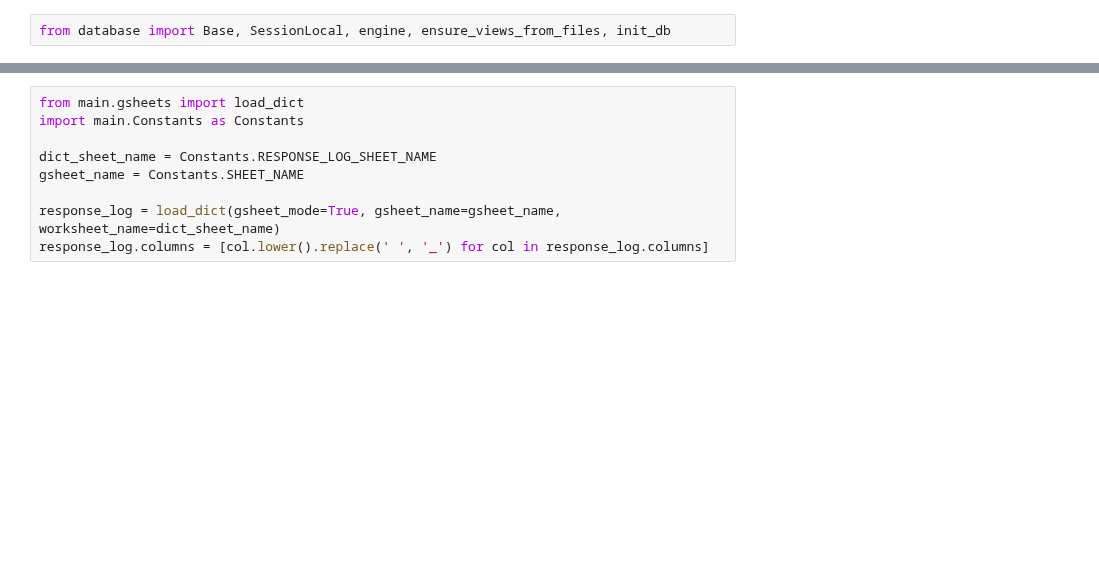
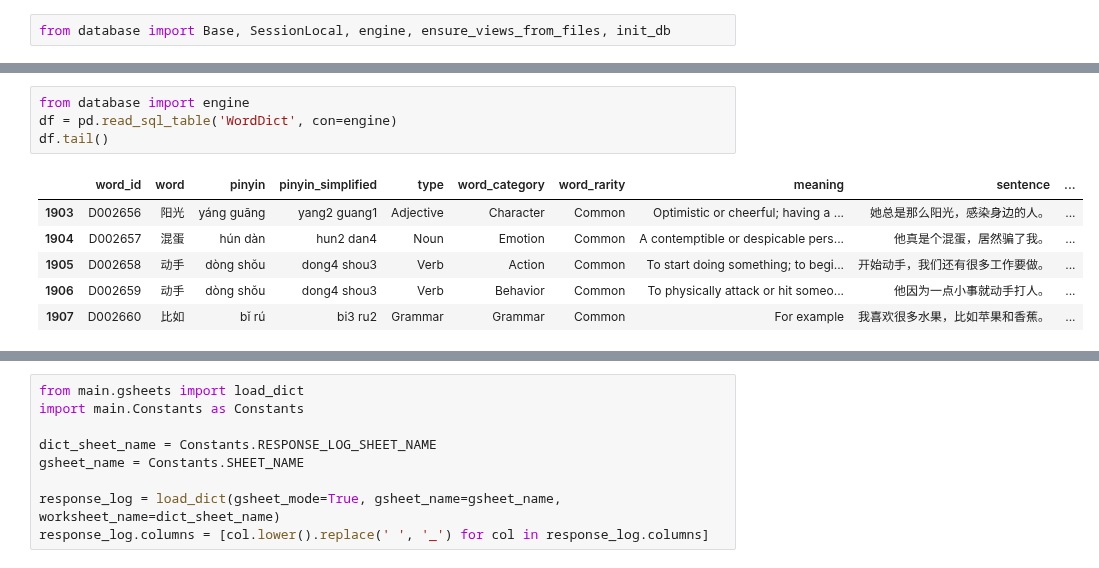
Before and after one commit to tuawong/GPT4LanguageLearning, a Jupyter notebook: SQLTest.ipynb, the cells around one changed output, grey strips where cells are left out. Drawn from its saved outputs; the diff is of its cells as text; blank space fills up the shorter version.

```diff
--- a/SQLTest.ipynb
+++ b/SQLTest.ipynb
@@ -8,0 +24,11 @@ from database import Base, SessionLocal, engine, ensure_views_from_files, init_d
+# %%
+from database import engine
+df = pd.read_sql_table('WordDict', con=engine)
+df.tail()
+# %% [output]
+|  | word_id | word | pinyin | pinyin_simplified | type | word_category | word_rarity | meaning | sentence | ... |
+| 1903 | D002656 | 阳光 | yáng guāng | yang2 guang1 | Adjective | Character | Common | Optimistic or cheerful; having a ... | 她总是那么阳光，感染身边的人。 | ... |
+| 1904 | D002657 | 混蛋 | hún dàn | hun2 dan4 | Noun | Emotion | Common | A contemptible or despicable pers... | 他真是个混蛋，居然骗了我。 | ... |
+| 1905 | D002658 | 动手 | dòng shǒu | dong4 shou3 | Verb | Action | Common | To start doing something; to begi... | 开始动手，我们还有很多工作要做。 | ... |
+| 1906 | D002659 | 动手 | dòng shǒu | dong4 shou3 | Verb | Behavior | Common | To physically attack or hit someo... | 他因为一点小事就动手打人。 | ... |
+| 1907 | D002660 | 比如 | bǐ rú | bi3 ru2 | Grammar | Grammar | Common | For example | 我喜欢很多水果，比如苹果和香蕉。 | ... |
```
Also changed, not shown: parts of 4 cells of this notebook, 11 other files.
